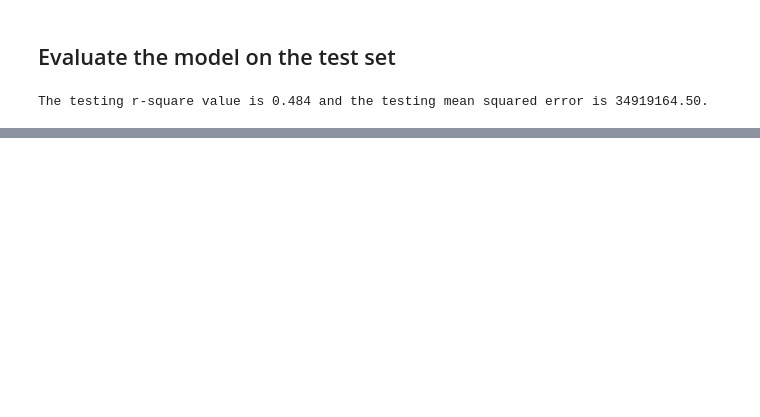
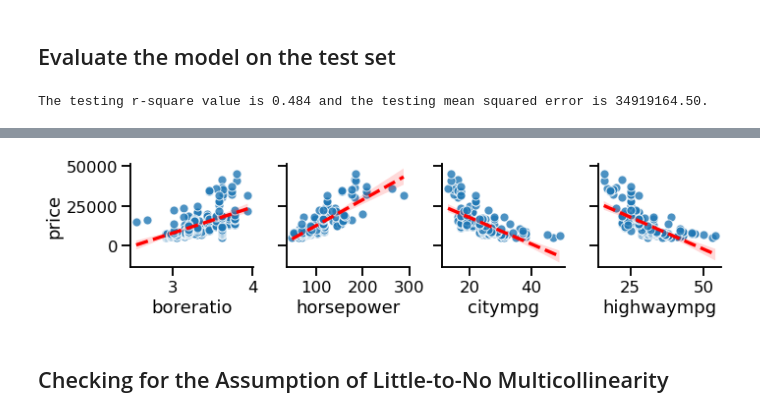
Before and after one commit to adeviney/data-enrichment-project, a Jupyter notebook: Car Price Prediction (statsmodels)/Prediction of Car Price (StatsModels).ipynb, the cells around one changed output, grey strips where cells are left out. Saved outputs shown, nothing was run; the diff lists cells and outputs as text; code cells hidden in the pictures; blank space fills up the shorter version.

Commit message:
multicollinearity

```diff
--- a/Car Price Prediction (statsmodels)/Prediction of Car Price (StatsModels).ipynb
+++ b/Car Price Prediction (statsmodels)/Prediction of Car Price (StatsModels).ipynb
@@ -291,0 +347,10 @@ The testing r-square value is 0.484 and the testing mean squared error is 349191
+# %%
+
+## Making a pairplot with regression lines (First five features)
+sns.pairplot(df, y_vars='price',kind='reg',x_vars=cols[5:],
+             plot_kws=dict(line_kws={'color':'red', 'ls':'--'},
+                           scatter_kws={'edgecolor':'white','lw':1}));
+# %% [output]
+[figure, added]
+# %% [markdown]
+## Checking for the Assumption of Little-to-No Multicollinearity
```
Also changed, not shown: parts of 25 cells of this notebook.
